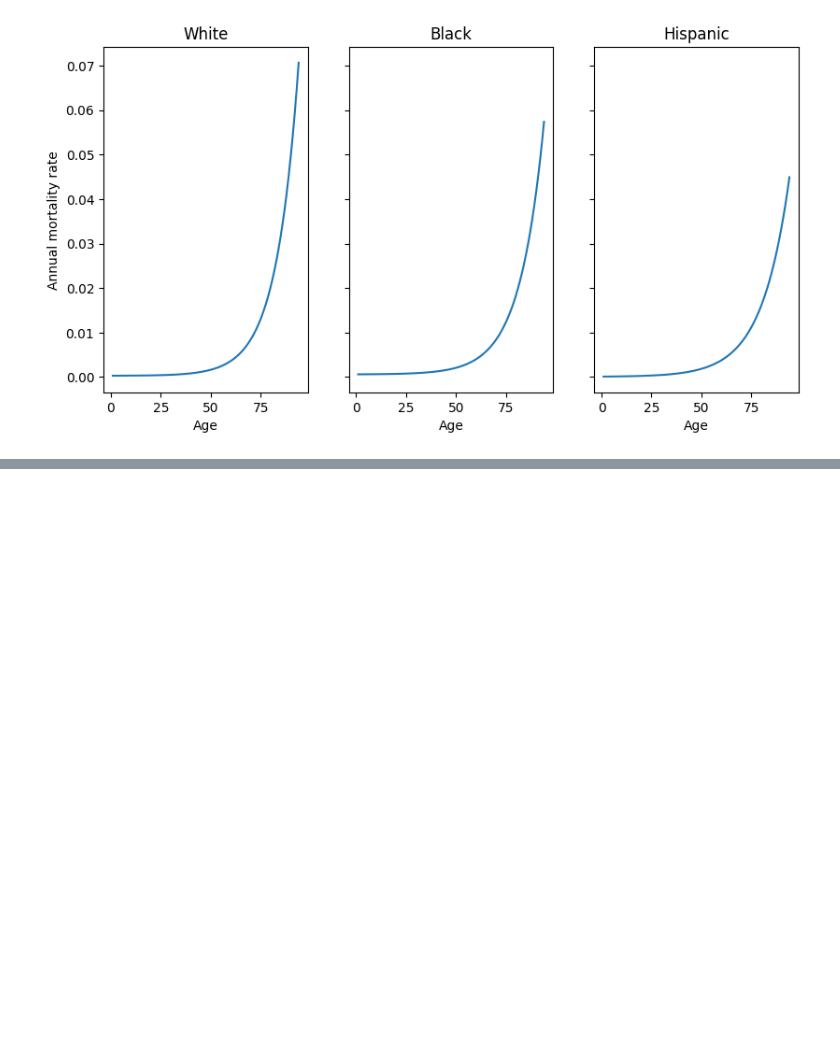
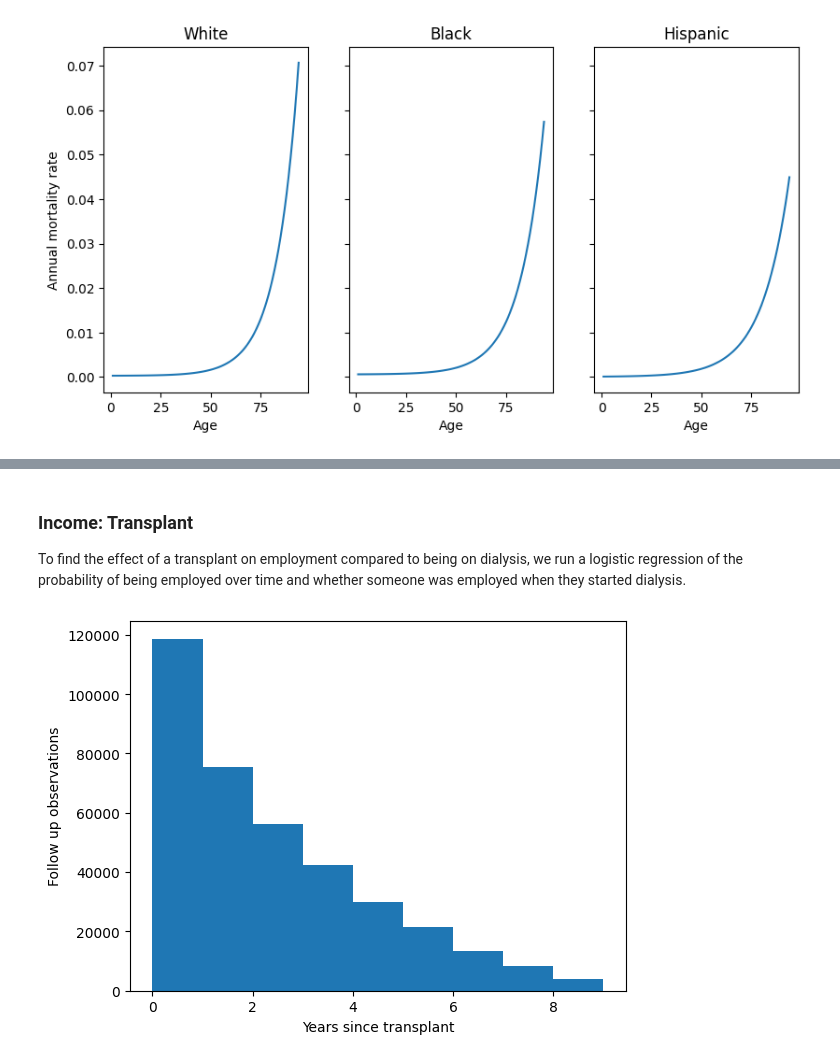
Before and after one commit to dabslee/Kidney_Analysis, a Jupyter notebook: transplant_market/recipients.ipynb, the cells around one changed output, grey strips where cells are left out. Saved outputs shown, nothing was run; the diff lists cells and outputs as text; code cells hidden in the pictures; blank space fills up the shorter version.

```diff
--- a/transplant_market/recipients.ipynb
+++ b/transplant_market/recipients.ipynb
@@ -432,0 +447,36 @@ Hispanic fit:   h(Age) = 0.000023 exp(0.083532 Age) + 0.000000 Age_of_transplant
+# %% [markdown]
+### Income: Transplant
+
+To find the effect of a transplant on employment compared to being on dialysis, we run a logistic regression of the probability of being employed over time and whether someone was employed when they started dialysis.
+# %%
+included_rows = {
+    "WORK_INCOME_FOLLOW_UP" : 10,
+    "PT_CODE" : 48,
+    "PX_STAT_DATE" : 51,
+    "TRR_ID_CODE" : 54,
+}
+kidpan_followup_data = pd.read_csv(
+    "C:/Users/brand/Desktop/STAR_Delimited/Delimited Text File 202312/Kidney_ Pancreas_ Kidney-Pancreas/Individual Follow-up Records/KIDNEY_FOLLOWUP_DATA.DAT",
+    sep="\t",
+    usecols=list(included_rows.values()),
+)
+kidpan_followup_data.columns = list(included_rows.keys())
+kidpan_followup_data = kidpan_followup_data.replace(".", np.nan)
+kidpan_followup_data["PX_STAT_DATE"] = pd.to_datetime(kidpan_followup_data["PX_STAT_DATE"])
+kidpan_followup_data = kidpan_followup_data.replace({
+    "WORK_INCOME_FOLLOW_UP" : {
+        "Y" : True,
+        "N" : False,
+        "U" : np.nan,
+    }
+})
+kidpan_followup_data["WORK_INCOME_FOLLOW_UP"] = kidpan_followup_data["WORK_INCOME_FOLLOW_UP"].astype(bool)
+# %%
+kidpan_followup_data = kidpan_data.merge(kidpan_followup_data, how="inner", on="TRR_ID_CODE")
+kidpan_followup_data["TIME_SINCE_TRANSPLANT"] = (kidpan_followup_data["PX_STAT_DATE"] - kidpan_followup_data["TX_DATE"]).dt.days/365
+plt.hist(kidpan_followup_data["TIME_SINCE_TRANSPLANT"], bins=np.arange(10))
+plt.xlabel("Years since transplant")
+plt.ylabel("Follow up observations")
+plt.show()
+# %% [output]
+[figure, added]
```
Also changed, not shown: parts of 11 cells of this notebook, 3 other files.
